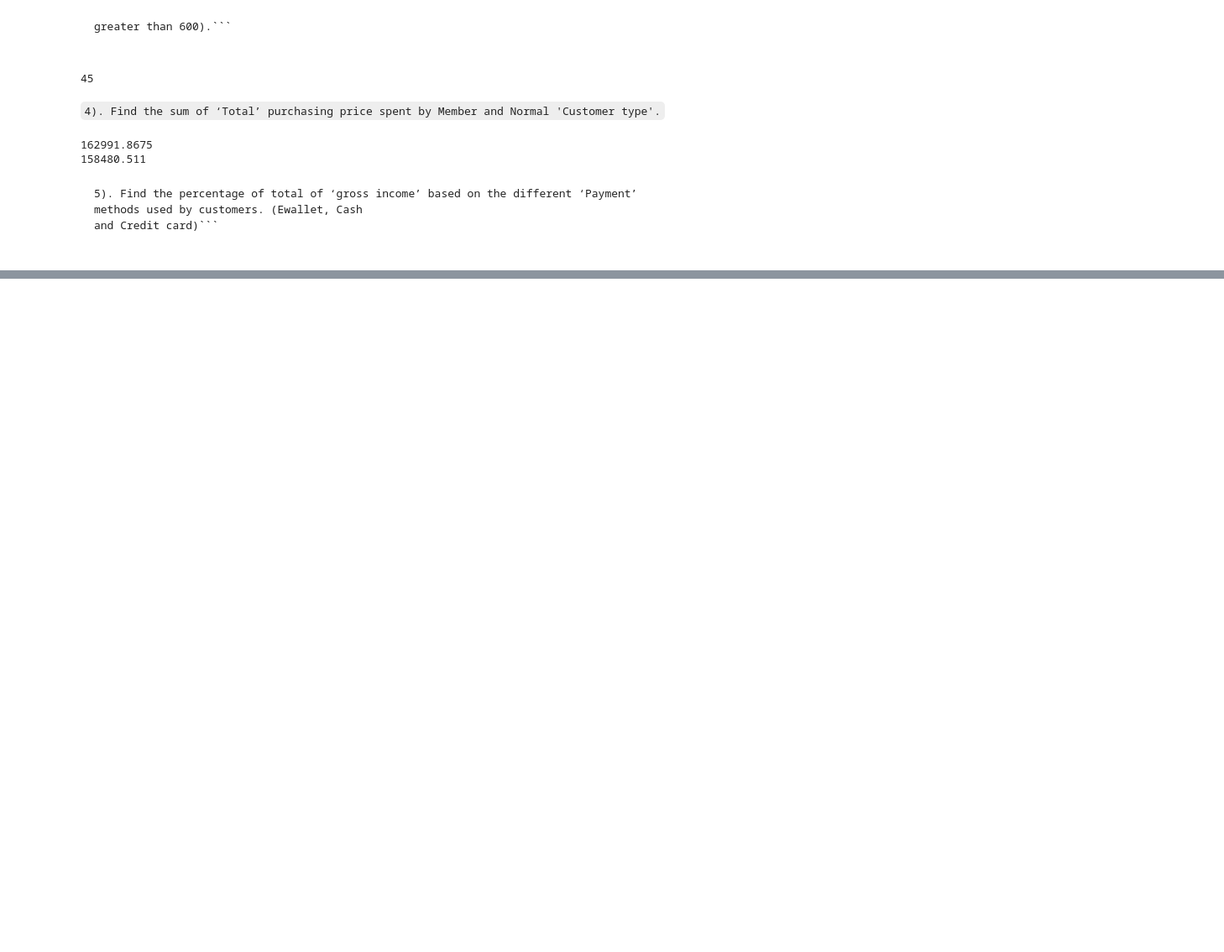
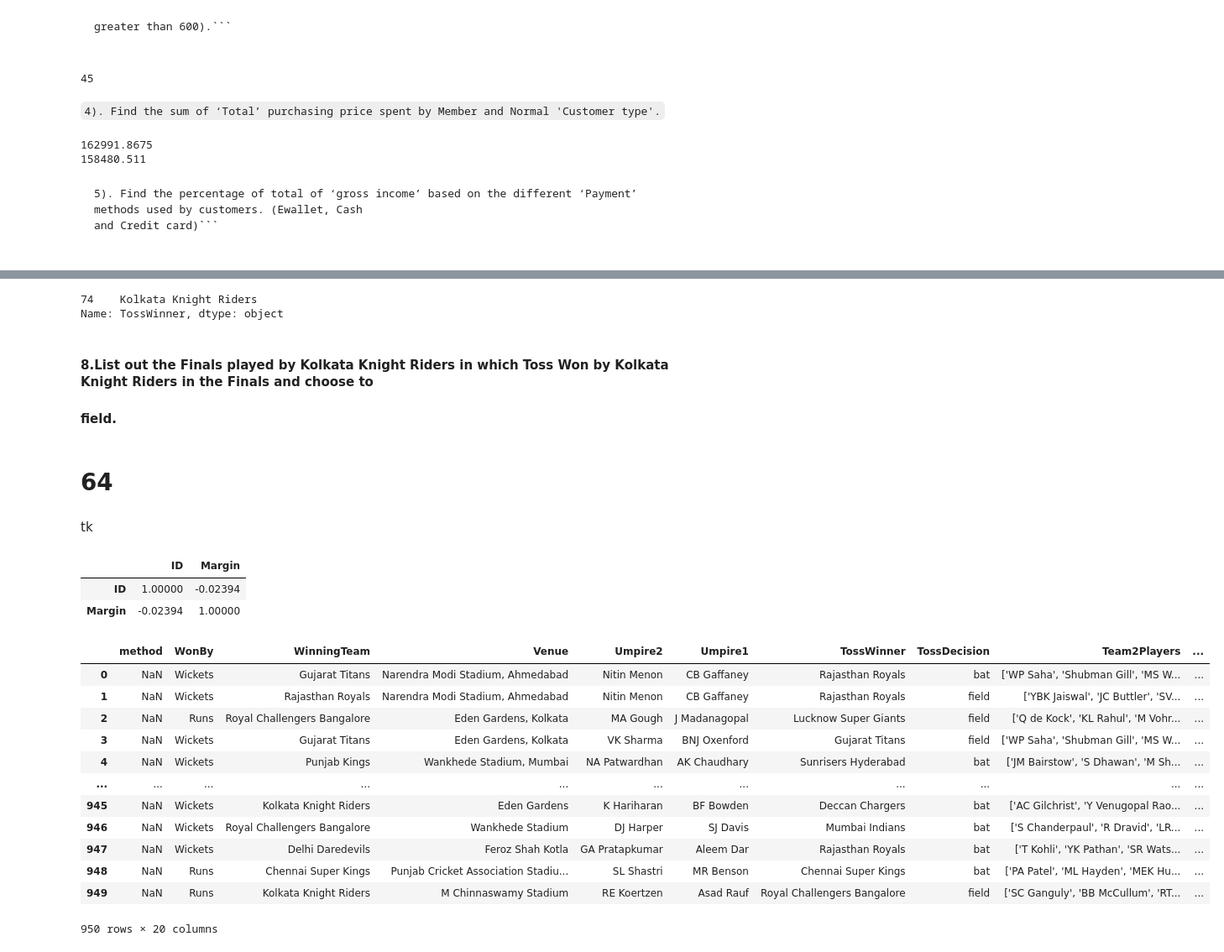
Before and after one commit to meet-senjaliya/Pythone_Jp, a Jupyter notebook: Untitled.ipynb, the cells around one changed output, grey strips where cells are left out. Shown at 84% size. Drawn from its saved outputs; the diff is of its cells as text; code cells hidden in the pictures; blank space fills up the shorter version.

```diff
--- a/Untitled.ipynb
+++ b/Untitled.ipynb
@@ -288,0 +321,4 @@ memory usage: 148.6+ KB
+# %%
+data = pd.read_csv("ipl-matches.csv")
+df = pd.DataFrame(data)
+print(df)
@@ -288,0 +408,35 @@ memory usage: 148.6+ KB
+# %%
+df[(df['City'] == 'Dubai') & (df['MatchNumber'] == 'Final')]['TossWinner']
+# %% [output]
+74    Kolkata Knight Riders
+Name: TossWinner, dtype: object
+# %% [markdown]
+
+#### 8.List out the Finals played by Kolkata Knight Riders in which Toss Won by Kolkata Knight Riders in the Finals and choose to
+#### field.
+# %% [markdown]
+# 64
+# %% [markdown]
+tk
+# %%
+df.corr(numeric_only = True)
+# %% [output]
+|  | ID | Margin |
+| ID | 1.00000 | -0.02394 |
+| Margin | -0.02394 | 1.00000 |
+# %%
+df.sort_index(axis = 1, ascending = False)
+# %% [output]
+|  | method | WonBy | WinningTeam | Venue | Umpire2 | Umpire1 | TossWinner | TossDecision | Team2Players | ... |
+| 0 | NaN | Wickets | Gujarat Titans | Narendra Modi Stadium, Ahmedabad | Nitin Menon | CB Gaffaney | Rajasthan Royals | bat | ['WP Saha', 'Shubman Gill', 'MS W... | ... |
+| 1 | NaN | Wickets | Rajasthan Royals | Narendra Modi Stadium, Ahmedabad | Nitin Menon | CB Gaffaney | Rajasthan Royals | field | ['YBK Jaiswal', 'JC Buttler', 'SV... | ... |
+| 2 | NaN | Runs | Royal Challengers Bangalore | Eden Gardens, Kolkata | MA Gough | J Madanagopal | Lucknow Super Giants | field | ['Q de Kock', 'KL Rahul', 'M Vohr... | ... |
+| 3 | NaN | Wickets | Gujarat Titans | Eden Gardens, Kolkata | VK Sharma | BNJ Oxenford | Gujarat Titans | field | ['WP Saha', 'Shubman Gill', 'MS W... | ... |
+| 4 | NaN | Wickets | Punjab Kings | Wankhede Stadium, Mumbai | NA Patwardhan | AK Chaudhary | Sunrisers Hyderabad | bat | ['JM Bairstow', 'S Dhawan', 'M Sh... | ... |
+| ... | ... | ... | ... | ... | ... | ... | ... | ... | ... | ... |
+| 945 | NaN | Wickets | Kolkata Knight Riders | Eden Gardens | K Hariharan | BF Bowden | Deccan Chargers | bat | ['AC Gilchrist', 'Y Venugopal Rao... | ... |
+| 946 | NaN | Wickets | Royal Challengers Bangalore | Wankhede Stadium | DJ Harper | SJ Davis | Mumbai Indians | bat | ['S Chanderpaul', 'R Dravid', 'LR... | ... |
+| 947 | NaN | Wickets | Delhi Daredevils | Feroz Shah Kotla | GA Pratapkumar | Aleem Dar | Rajasthan Royals | bat | ['T Kohli', 'YK Pathan', 'SR Wats... | ... |
+| 948 | NaN | Runs | Chennai Super Kings | Punjab Cricket Association Stadiu... | SL Shastri | MR Benson | Chennai Super Kings | bat | ['PA Patel', 'ML Hayden', 'MEK Hu... | ... |
+| 949 | NaN | Runs | Kolkata Knight Riders | M Chinnaswamy Stadium | RE Koertzen | Asad Rauf | Royal Challengers Bangalore | field | ['SC Ganguly', 'BB McCullum', 'RT... | ... |
+950 rows × 20 columns
```
Also changed, not shown: parts of 43 cells of this notebook.
